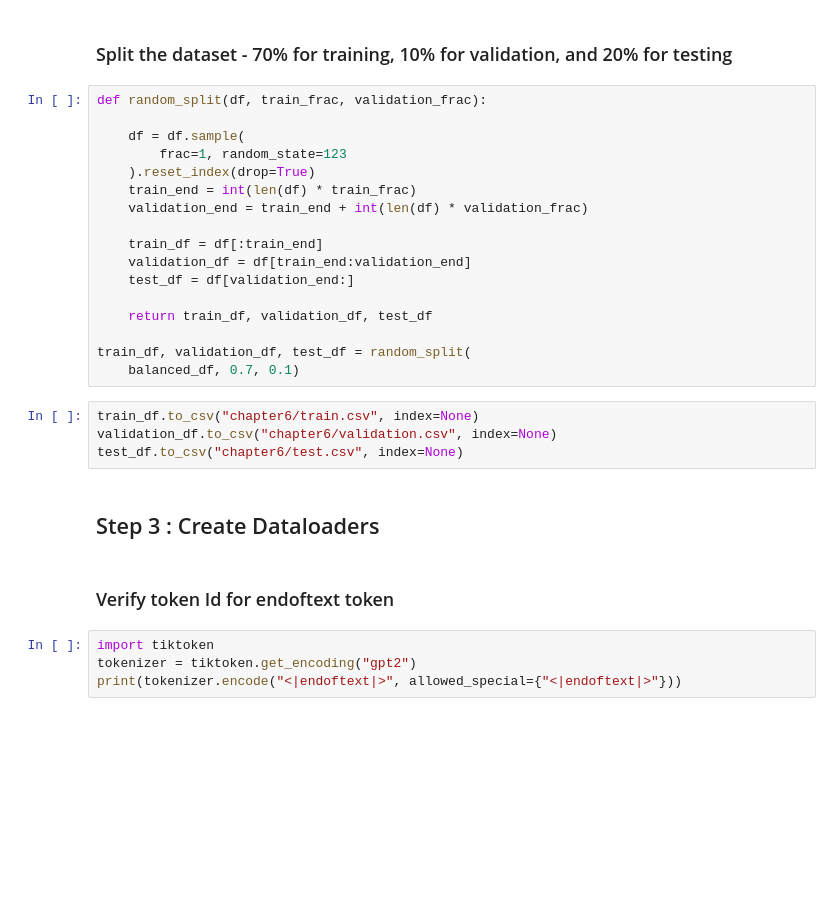
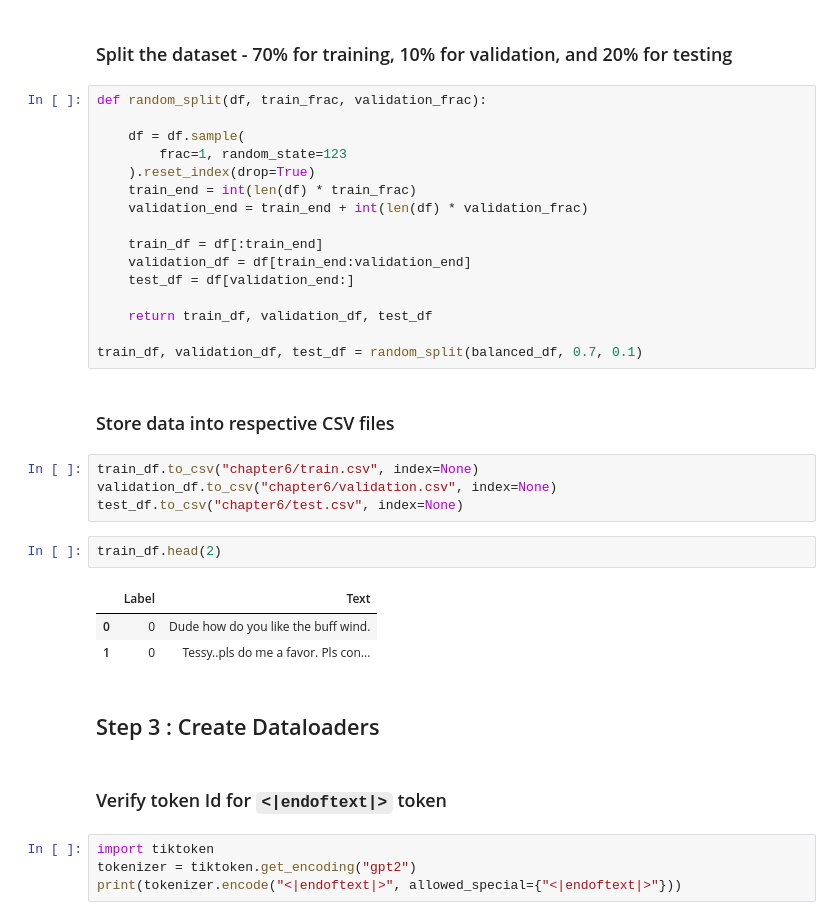
Before and after one commit to compchap/Building-LLM-From-Scratch-SR, a Jupyter notebook: Chapter 6 - Fine Tuning For Classification.ipynb, the cells around one changed output. Drawn from its saved outputs; the diff is of its cells as text; blank space fills up the shorter version.

```diff
--- a/Chapter 6 - Fine Tuning For Classification.ipynb
+++ b/Chapter 6 - Fine Tuning For Classification.ipynb
@@ -126,16 +126,23 @@ def random_split(df, train_frac, validation_frac):
 
     return train_df, validation_df, test_df
 
-train_df, validation_df, test_df = random_split(
-    balanced_df, 0.7, 0.1)
+train_df, validation_df, test_df = random_split(balanced_df, 0.7, 0.1)
+# %% [markdown]
+### Store data into respective CSV files
 # %%
 train_df.to_csv("chapter6/train.csv", index=None)
 validation_df.to_csv("chapter6/validation.csv", index=None)
 test_df.to_csv("chapter6/test.csv", index=None)
+# %%
+train_df.head(2)
+# %% [output]
+|  | Label | Text |
+| 0 | 0 | Dude how do you like the buff wind. |
+| 1 | 0 | Tessy..pls do me a favor. Pls con... |
 # %% [markdown]
 ## Step 3 : Create Dataloaders
 # %% [markdown]
-### Verify token Id for endoftext token
+### Verify token Id for `<|endoftext|>` token
 # %%
 import tiktoken
 tokenizer = tiktoken.get_encoding("gpt2")
```
Also changed, not shown: parts of 54 cells of this notebook, 1 other file.
